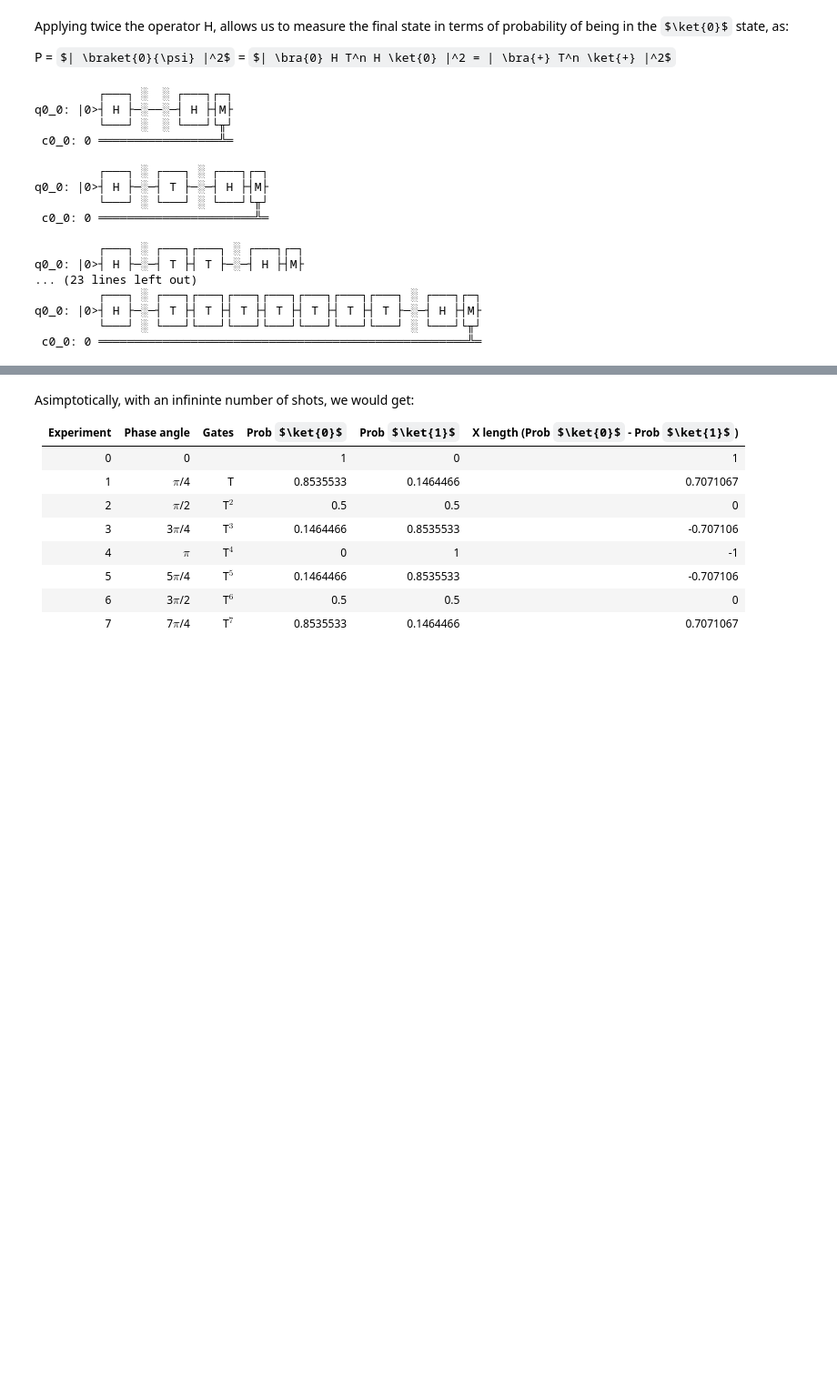
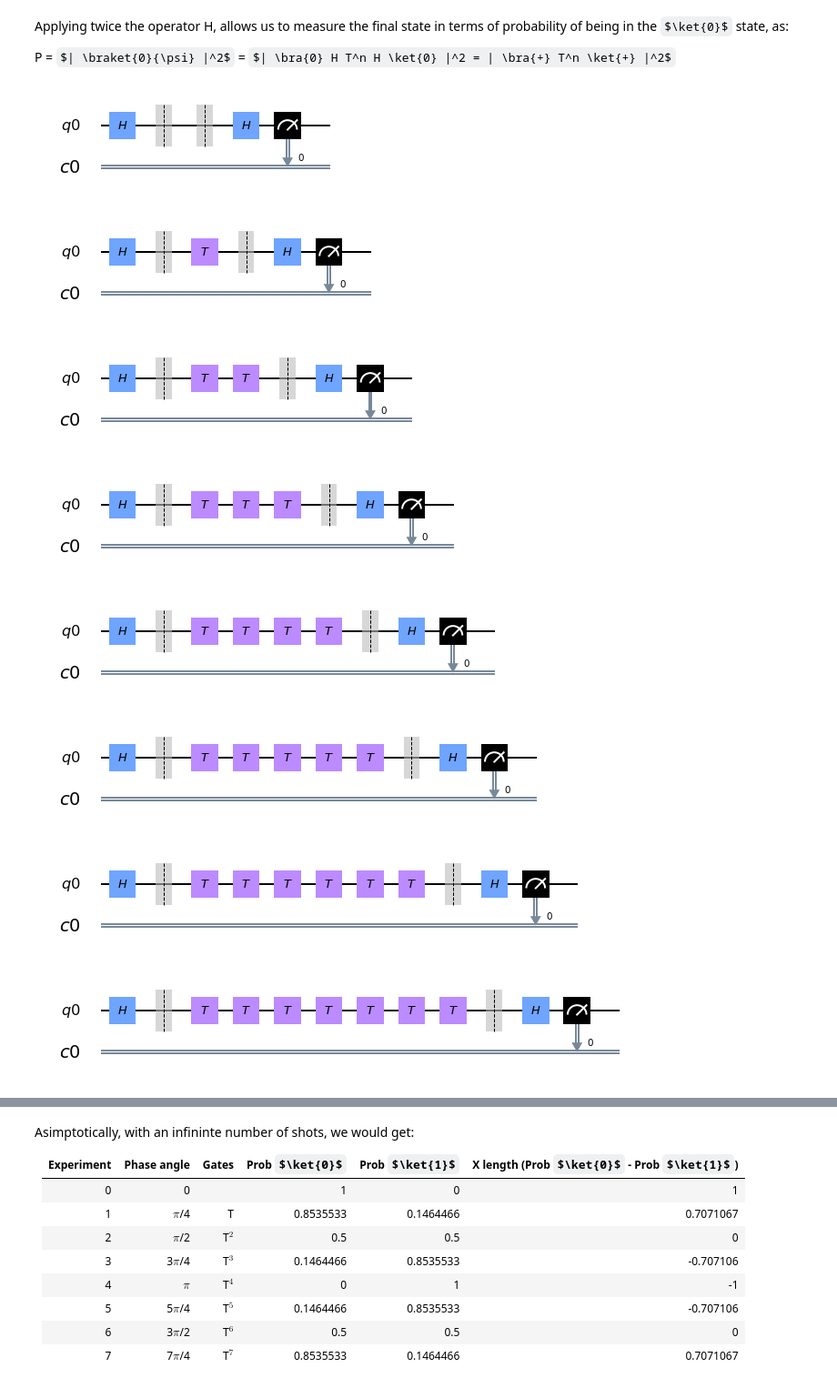
Before and after one commit to NTrevisani/DataScienceMaster, a Jupyter notebook: QuantumComputing/2_Qbits_phase.ipynb, the cells around one changed output, grey strips where cells are left out. Shown at 91% size. Drawn from its saved outputs; the diff is of its cells as text; code cells hidden in the pictures; some formulas as TeX source; blank space fills up the shorter version.

Commit message:
just nicer circuits

```diff
--- a/QuantumComputing/2_Qbits_phase.ipynb
+++ b/QuantumComputing/2_Qbits_phase.ipynb
@@ -102,28 +103,29 @@ exp_vector = range(0,8)
 for exp_index in exp_vector:
     circuits.append(pre + middle + meas_x)
     middle.t(q)
-# %%
-# Draw the circuits
-for circuit in circuits:
-    print(circuit)
-# %% [output]
-         ┌───┐ ░  ░ ┌───┐┌─┐
-q0_0: |0>┤ H ├─░──░─┤ H ├┤M├
-         └───┘ ░  ░ └───┘└╥┘
- c0_0: 0 ═════════════════╩═
-
-         ┌───┐ ░ ┌───┐ ░ ┌───┐┌─┐
-q0_0: |0>┤ H ├─░─┤ T ├─░─┤ H ├┤M├
-         └───┘ ░ └───┘ ░ └───┘└╥┘
- c0_0: 0 ══════════════════════╩═
-
-         ┌───┐ ░ ┌───┐┌───┐ ░ ┌───┐┌─┐
-q0_0: |0>┤ H ├─░─┤ T ├┤ T ├─░─┤ H ├┤M├
-... (23 lines left out)
-         ┌───┐ ░ ┌───┐┌───┐┌───┐┌───┐┌───┐┌───┐┌───┐ ░ ┌───┐┌─┐
-q0_0: |0>┤ H ├─░─┤ T ├┤ T ├┤ T ├┤ T ├┤ T ├┤ T ├┤ T ├─░─┤ H ├┤M├
-         └───┘ ░ └───┘└───┘└───┘└───┘└───┘└───┘└───┘ ░ └───┘└╥┘
- c0_0: 0 ════════════════════════════════════════════════════╩═
+# %%
+# We need this function to plot inside a loop in a notebook
+import matplotlib.pyplot as plt
+
+def show_figure(fig):
+    new_fig = plt.figure()
+    new_mngr = new_fig.canvas.manager
+    new_mngr.canvas.figure = fig
+    fig.set_canvas(new_mngr.canvas)
+    plt.show(fig)
+
+# Draw the circuits
+for circuit in circuits:
+    show_figure(circuit.draw(output='mpl'))
+# %% [output]
+[figure, added]
+[figure, added]
+[figure, added]
+[figure, added]
+[figure, added]
+[figure, added]
+[figure, added]
+[figure, added]
 # %%
 # Execute the circuits
 shots = 1024
```
Also changed, not shown: parts of 2 cells of this notebook, 2 other files.
